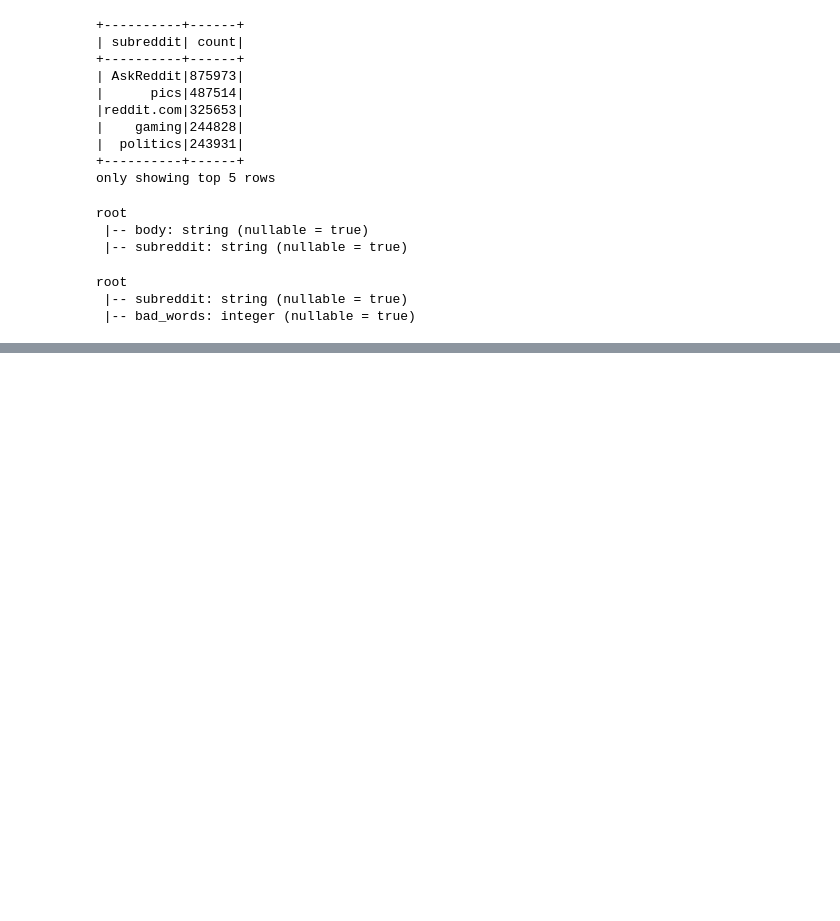
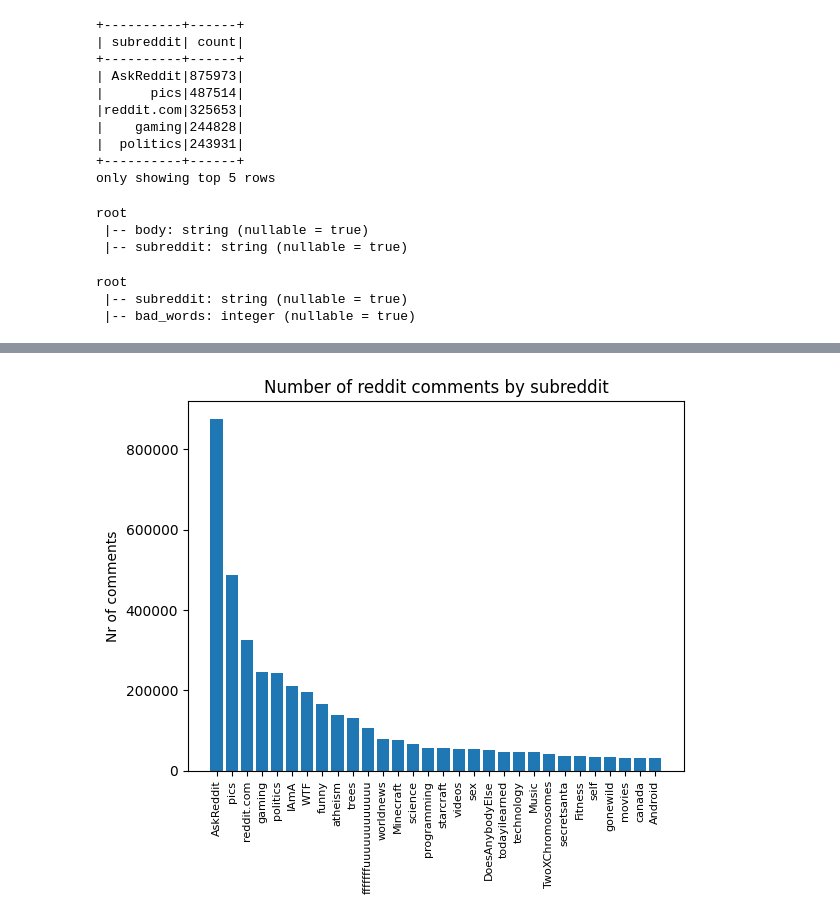
Before and after one commit to johanneslil/DE_Group3, a Jupyter notebook: reddit.ipynb, the cells around one changed output, grey strips where cells are left out. Drawn from its saved outputs; the diff is of its cells as text; code cells hidden in the pictures; blank space fills up the shorter version.

```diff
--- a/reddit.ipynb
+++ b/reddit.ipynb
@@ -89,0 +111,20 @@ only showing top 5 rows
+# %%
+# Plot number of comments by subreddit
+import matplotlib.pyplot as plt
+
+plot_size = 30
+subreddits_tot = [x[0] for x in df_subreddits_count.collect()]
+nr_total_comments = [x[1] for x in df_subreddits_count.collect()]
+
+
+fig, ax = plt.subplots()
+
+
+ax.bar(subreddits_tot[0:plot_size], nr_total_comments[0:plot_size])
+
+ax.set_ylabel('Nr of comments')
+ax.set_title('Number of reddit comments by subreddit')
+plt.xticks(rotation = 90, fontsize=8)
+plt.show()
+# %% [output]
+[figure, added]
```
Also changed, not shown: parts of 5 cells of this notebook.
